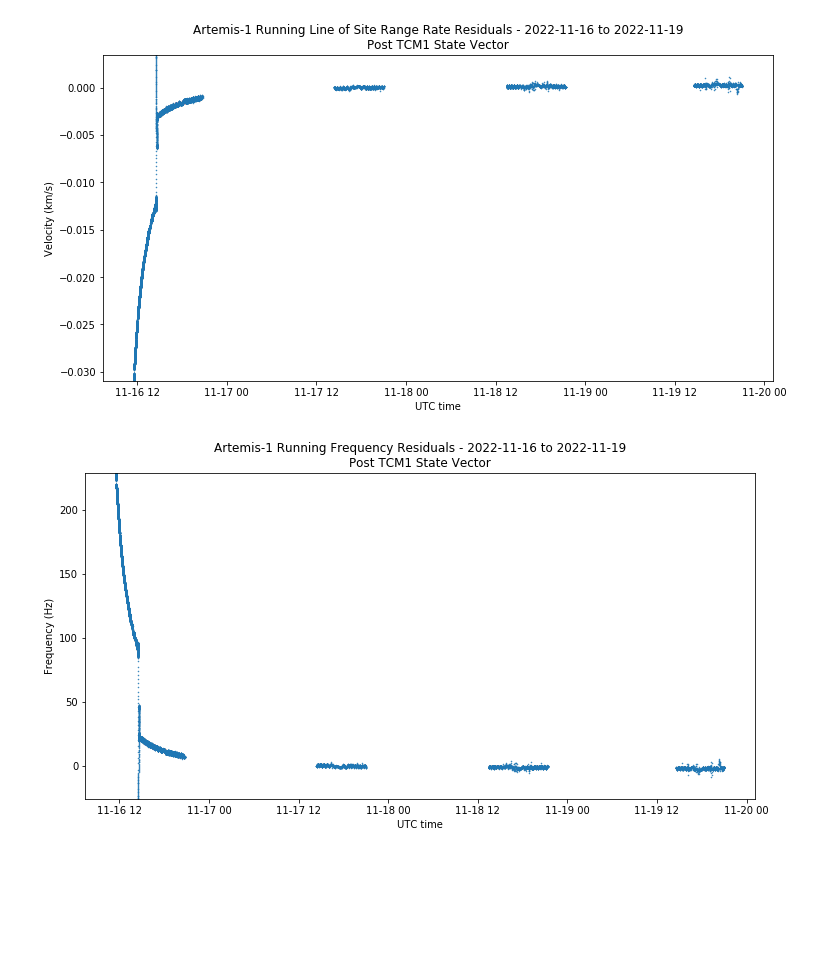
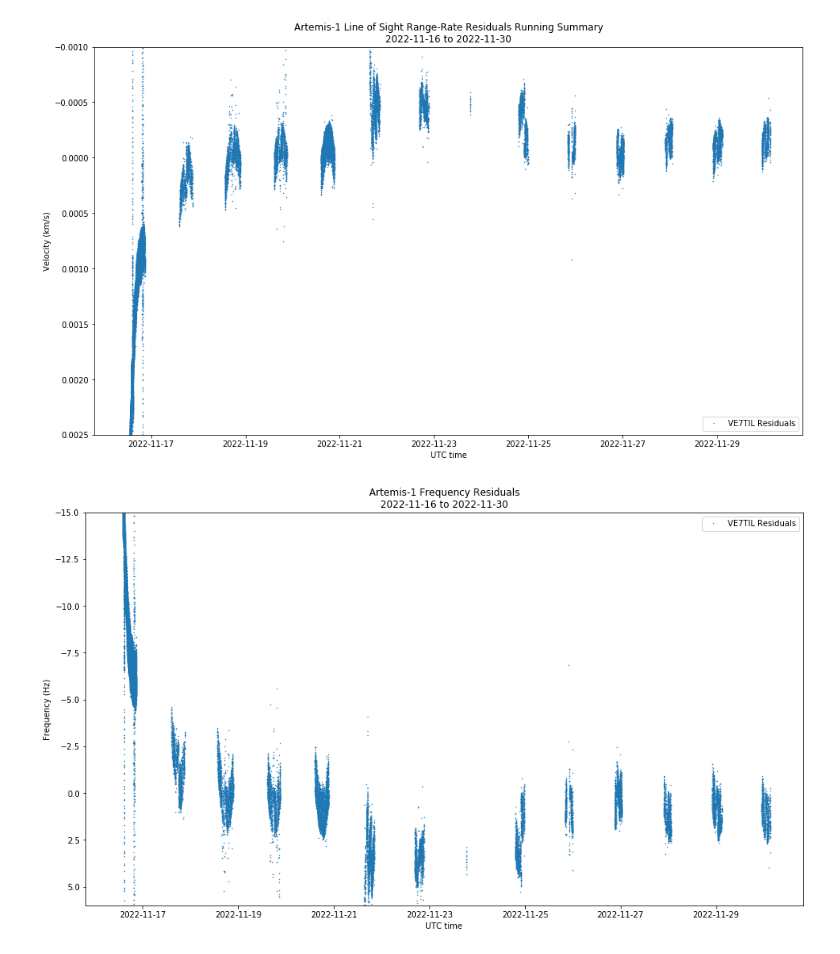
Before and after one commit to ScottTilley/Artemis1, a Jupyter notebook: Artemis1_Doppler_Running.ipynb, the cells around one changed output. Saved outputs shown, nothing was run; the diff lists cells and outputs as text; code cells hidden in the pictures; blank space fills up the shorter version.

```diff
--- a/Artemis1_Doppler_Running.ipynb
+++ b/Artemis1_Doppler_Running.ipynb
@@ -8,5 +8,5 @@ from scipy.optimize import curve_fit
 
 #%matplotlib qt
 
-plt.rcParams['figure.figsize'] = [12, 6]
+plt.rcParams['figure.figsize'] = [16, 9]
 plt.rcParams['figure.facecolor'] = 'w'
@@ -15,18 +13,21 @@ f_carrier = 2216499175.240134
+# %%
+f_carrier = 2216.5e6 - 822.5
 # %%
-data = np.fromfile('/media/scott/fast/data/20221119/all_19.dat', sep = ' ').reshape((-1,4))
+data = np.fromfile('/media/scott/fast/data/art/all.dat', sep = ' ').reshape((-1,4))
 t_data = Time(data[:,0], format = 'mjd')
 freq_data = data[:,1]
 amp_data = data[:,2]
 # %%
-gmd_file = '/home/scott/code/GMAT/R2020a/output/Artemis1_Doppler.gmd'
+gmd_file = '/media/scott/fast/data/art/art1_jpl.dat'
 gmd_mjd = []
 gmd_rangerate = []
 with open(gmd_file) as f:
-    for l in f.readlines()[2:]:
+    for l in f.readlines()[0:]:
         gmd_mjd.append(float(l.split()[0]))
         gmd_rangerate.append(float(l.split()[-1]))
 gmd_mjd = np.array(gmd_mjd)
+gmd_mjd = gmd_mjd - 2400000.5
 gmd_rangerate = np.array(gmd_rangerate)
-t_gmd = Time(gmd_mjd + (2430000.0 - 2400000.5), scale = 'tai', format = 'mjd')
+t_gmd = Time(gmd_mjd , scale = 'tai', format = 'mjd')
 # %%
 f_gmat = f_carrier * (1 - 1e3*gmd_rangerate/c)
@@ -63,18 +65,20 @@ plt.show();
 # %%
-plt.ylim(np.min(np_rrdiff), np.max(np_rrdiff))
-plt.plot(t_data.datetime, Rr - rangerate_interp,'.',markersize=1,  label = 'strf file')
-plt.title('Artemis-1 Running Line of Site Range Rate Residuals - %s to %s\nPost TCM1 State Vector'%(t_data.datetime[0].strftime('%Y-%m-%d'), t_data.datetime[len(freq_data)-1].strftime('%Y-%m-%d')))
+plt.ylim(np.min(0.0025), np.max(-0.001))
+plt.plot(t_data.datetime, Rr - rangerate_interp,'.',markersize=1,  label = 'VE7TIL Residuals')
+plt.title('Artemis-1 Line of Sight Range-Rate Residuals Running Summary\n%s to %s'%(t_data.datetime[0].strftime('%Y-%m-%d'), t_data.datetime[len(freq_data)-1].strftime('%Y-%m-%d')))
 plt.ylabel('Velocity (km/s)')
 plt.xlabel('UTC time')
+plt.legend()
 plt.show();
 # %% [output]
-[figure, old version]
+[figure, new version]
 # %%
-plt.ylim(np.min(freq_data - freq_gmat),np.max(freq_data - freq_gmat))
-plt.plot(t_data.datetime, freq_data - freq_gmat,'.',markersize=1,  label = 'strf file')
-plt.title('Artemis-1 Running Frequency Residuals - %s to %s\nPost TCM1 State Vector'%(t_data.datetime[0].strftime('%Y-%m-%d'), t_data.datetime[len(freq_data)-1].strftime('%Y-%m-%d')))
+plt.ylim(6,-15)
+plt.plot(t_data.datetime, freq_data - freq_gmat,'.',markersize=1,  label = 'VE7TIL Residuals')
+plt.title('Artemis-1 Frequency Residuals\n%s to %s'%(t_data.datetime[0].strftime('%Y-%m-%d'), t_data.datetime[len(freq_data)-1].strftime('%Y-%m-%d')))
 plt.ylabel('Frequency (Hz)')
 plt.xlabel('UTC time')
+plt.legend()
 plt.show();
 # %% [output]
-[figure, old version]
+[figure, new version]
```
Also changed, not shown: parts of 4 cells of this notebook.
